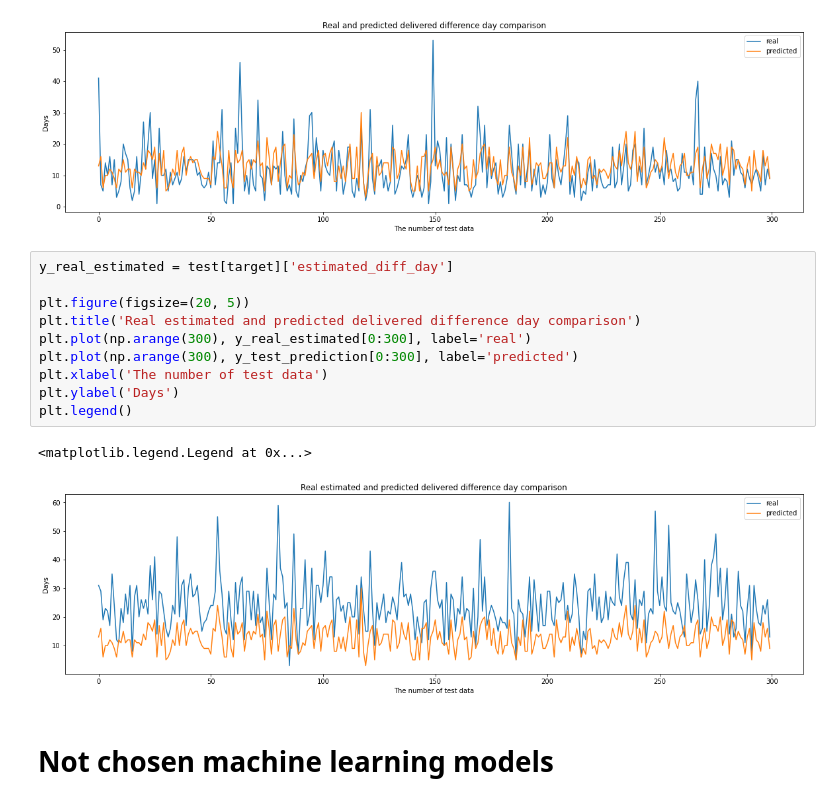
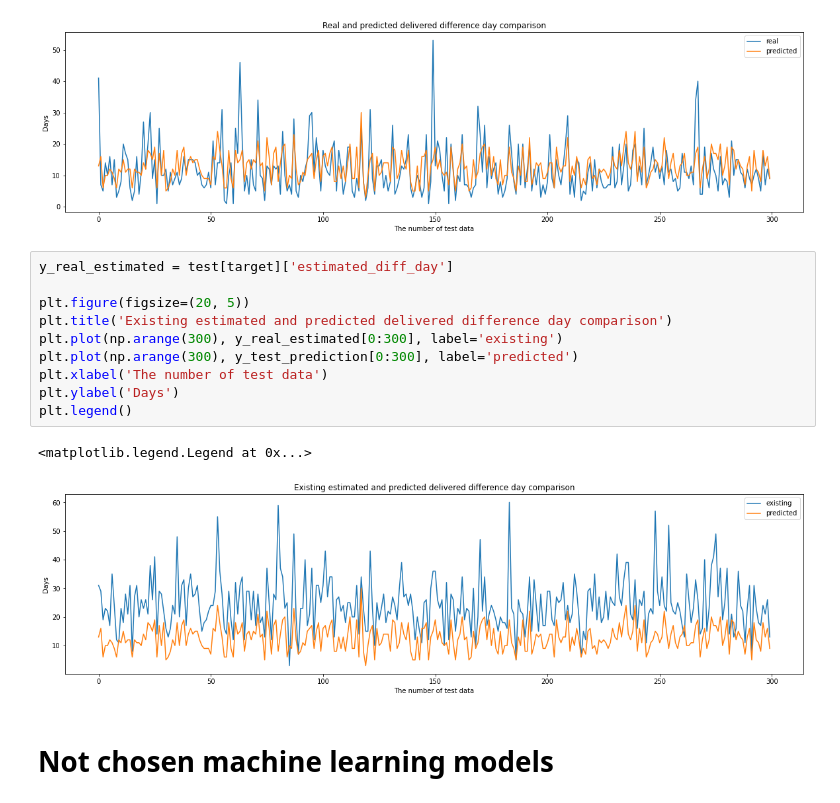
Before and after one commit to vincentjunitio00/FUTURE-Project-1, a Jupyter notebook: [Blibli_Future_Data_Track] Supervised Learning - Estimated delivery difference day prediction.ipynb, the cells around one changed output. Saved outputs shown, nothing was run; the diff lists cells and outputs as text.

Commit message:
Updated the existing estimated difference day plot

```diff
--- a/[Blibli_Future_Data_Track] Supervised Learning - Estimated delivery difference day prediction.ipynb
+++ b/[Blibli_Future_Data_Track] Supervised Learning - Estimated delivery difference day prediction.ipynb
@@ -704,16 +704,16 @@ plt.legend()
 # %%
 y_real_estimated = test[target]['estimated_diff_day']
 
 plt.figure(figsize=(20, 5))
-plt.title('Real estimated and predicted delivered difference day comparison')
-plt.plot(np.arange(300), y_real_estimated[0:300], label='real')
+plt.title('Existing estimated and predicted delivered difference day comparison')
+plt.plot(np.arange(300), y_real_estimated[0:300], label='existing')
 plt.plot(np.arange(300), y_test_prediction[0:300], label='predicted')
 plt.xlabel('The number of test data')
 plt.ylabel('Days')
 plt.legend()
 # %% [output]
 <matplotlib.legend.Legend at 0x...>
-[figure, old version]
+[figure, new version]
 # %% [markdown]
 # Not chosen machine learning models
 # %%
```
